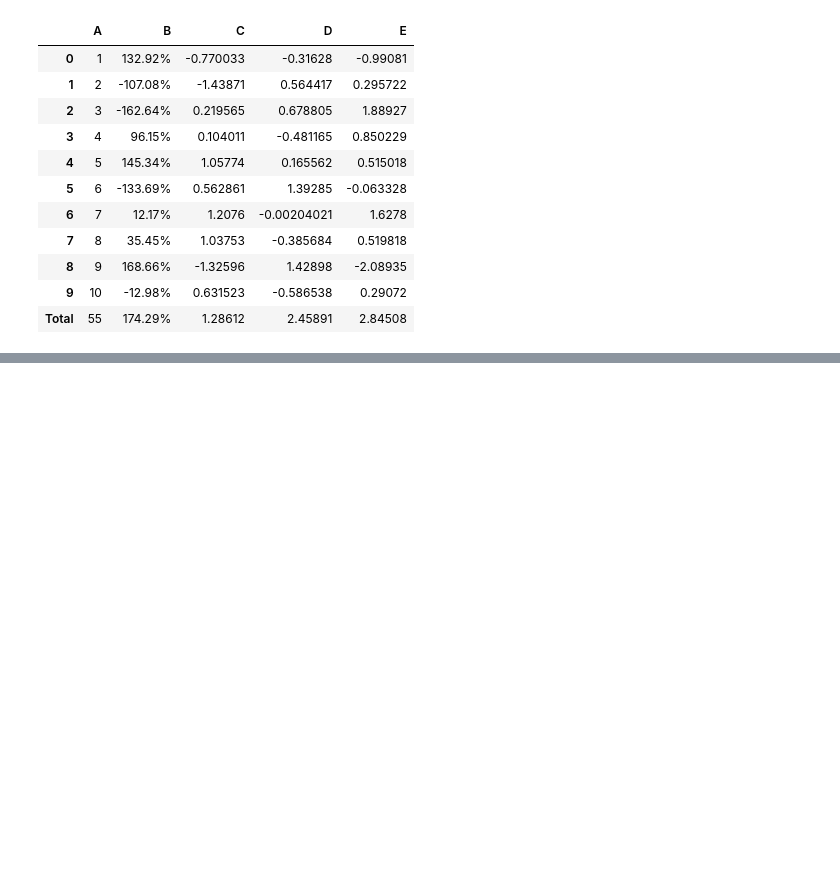
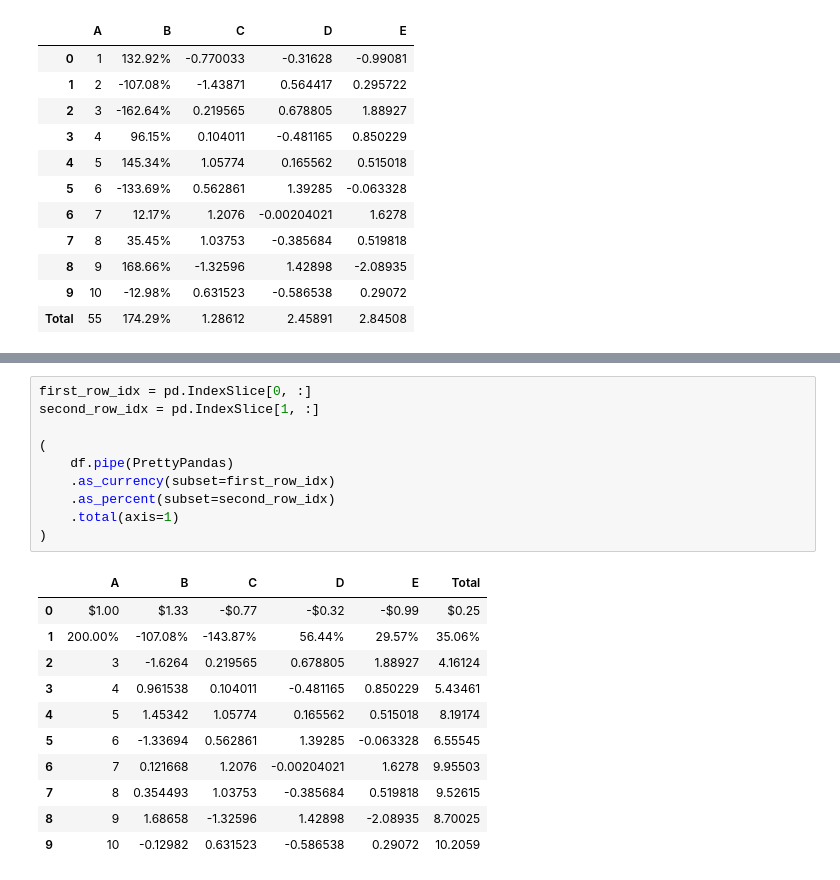
Before and after one commit to HHammond/PrettyPandas, a Jupyter notebook: docs/PrettyPandas Demo.ipynb, the cells around one changed output, grey strips where cells are left out. Drawn from its saved outputs; the diff is of its cells as text; blank space fills up the shorter version.

```diff
--- a/docs/PrettyPandas Demo.ipynb
+++ b/docs/PrettyPandas Demo.ipynb
@@ -324,0 +347,22 @@ PrettyPandas(df).as_percent(subset=['B']).median().style.highlight_max()
+# %%
+first_row_idx = pd.IndexSlice[0, :]
+second_row_idx = pd.IndexSlice[1, :]
+
+(
+    df.pipe(PrettyPandas)
+    .as_currency(subset=first_row_idx)
+    .as_percent(subset=second_row_idx)
+    .total(axis=1)
+)
+# %% [output]
+|  | A | B | C | D | E | Total |
+| 0 | $1.00 | $1.33 | -$0.77 | -$0.32 | -$0.99 | $0.25 |
+| 1 | 200.00% | -107.08% | -143.87% | 56.44% | 29.57% | 35.06% |
+| 2 | 3 | -1.6264 | 0.219565 | 0.678805 | 1.88927 | 4.16124 |
+| 3 | 4 | 0.961538 | 0.104011 | -0.481165 | 0.850229 | 5.43461 |
+| 4 | 5 | 1.45342 | 1.05774 | 0.165562 | 0.515018 | 8.19174 |
+| 5 | 6 | -1.33694 | 0.562861 | 1.39285 | -0.063328 | 6.55545 |
+| 6 | 7 | 0.121668 | 1.2076 | -0.00204021 | 1.6278 | 9.95503 |
+| 7 | 8 | 0.354493 | 1.03753 | -0.385684 | 0.519818 | 9.52615 |
+| 8 | 9 | 1.68658 | -1.32596 | 1.42898 | -2.08935 | 8.70025 |
+| 9 | 10 | -0.12982 | 0.631523 | -0.586538 | 0.29072 | 10.2059 |
```
Also changed, not shown: parts of 11 cells of this notebook, 17 other files.
